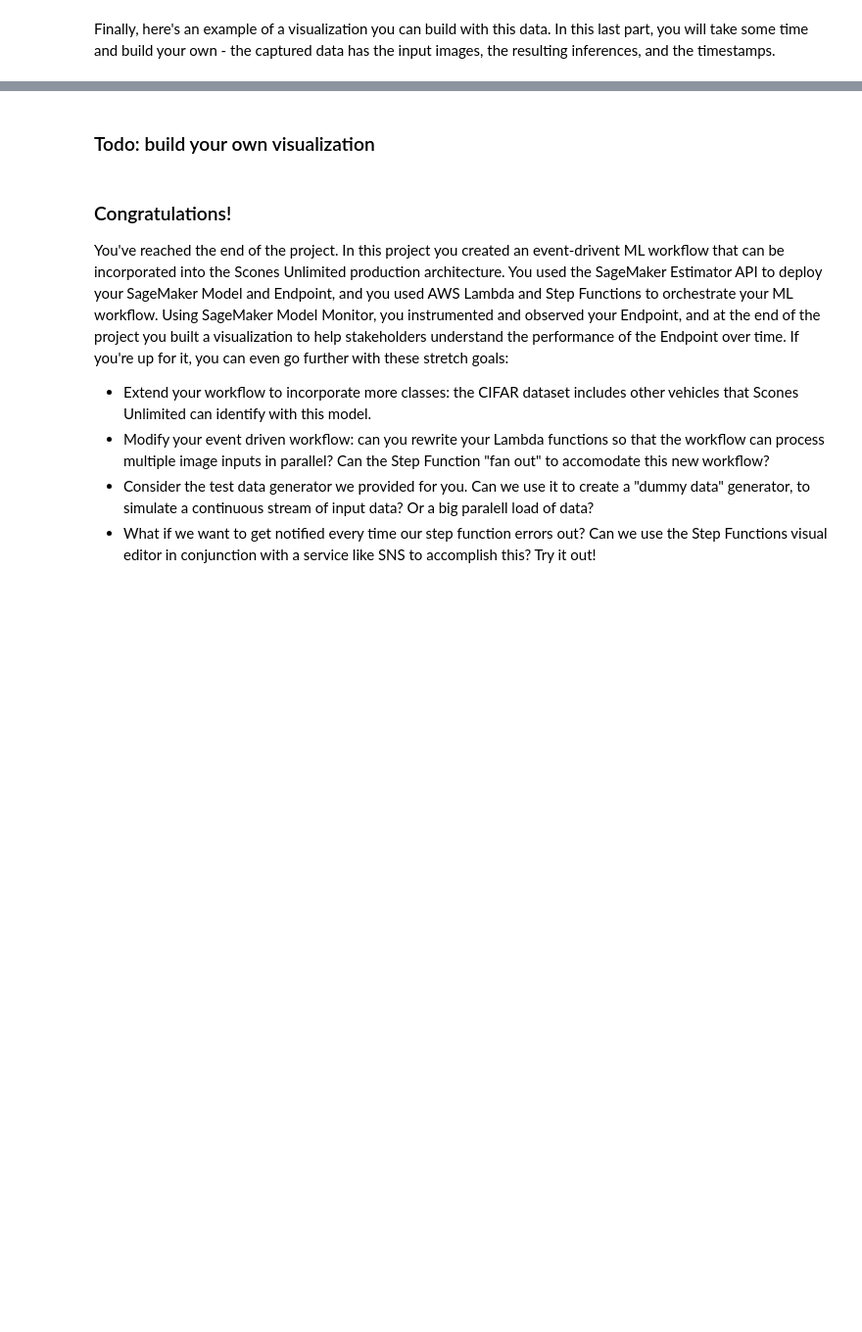
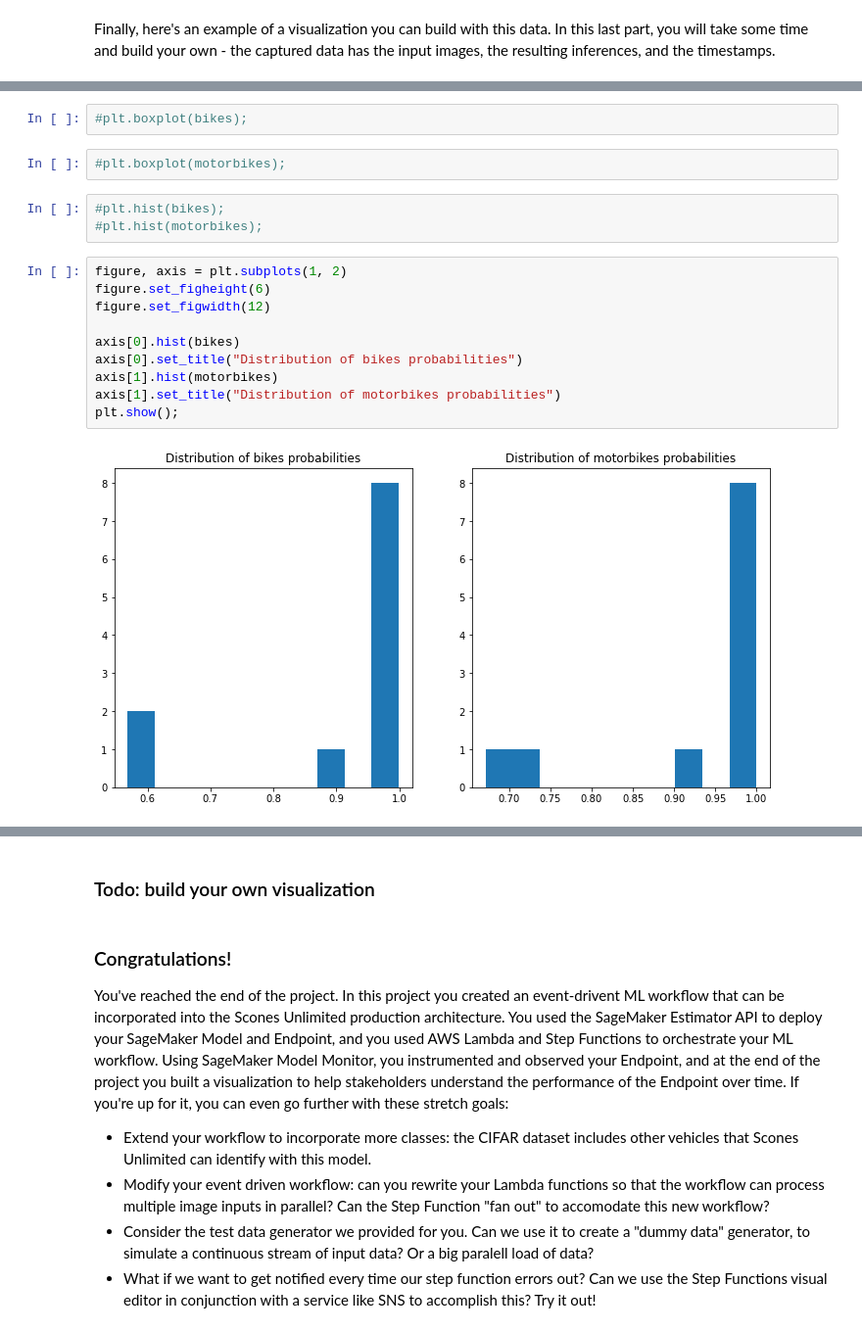
Before and after one commit to cyanmage/work-scones-project-nanodegree-project, a Jupyter notebook: project/starter.ipynb, the cells around one changed output, grey strips where cells are left out. Shown at 98% size. Drawn from its saved outputs; the diff is of its cells as text; blank space fills up the shorter version.

```diff
--- a/project/starter.ipynb
+++ b/project/starter.ipynb
@@ -896 +1038,20 @@ Finally, here's an example of a visualization you can build with this data. In t
+# %%
+#plt.boxplot(bikes);
+# %%
+#plt.boxplot(motorbikes);
+# %%
+#plt.hist(bikes);
+#plt.hist(motorbikes);
+# %%
+figure, axis = plt.subplots(1, 2)
+figure.set_figheight(6)
+figure.set_figwidth(12)
+
+axis[0].hist(bikes)
+axis[0].set_title("Distribution of bikes probabilities")
+axis[1].hist(motorbikes)
+axis[1].set_title("Distribution of motorbikes probabilities")
+plt.show();
+# %% [output]
+[figure, added]
 # %%
```
Also changed, not shown: parts of 44 cells of this notebook, 5 other files.
